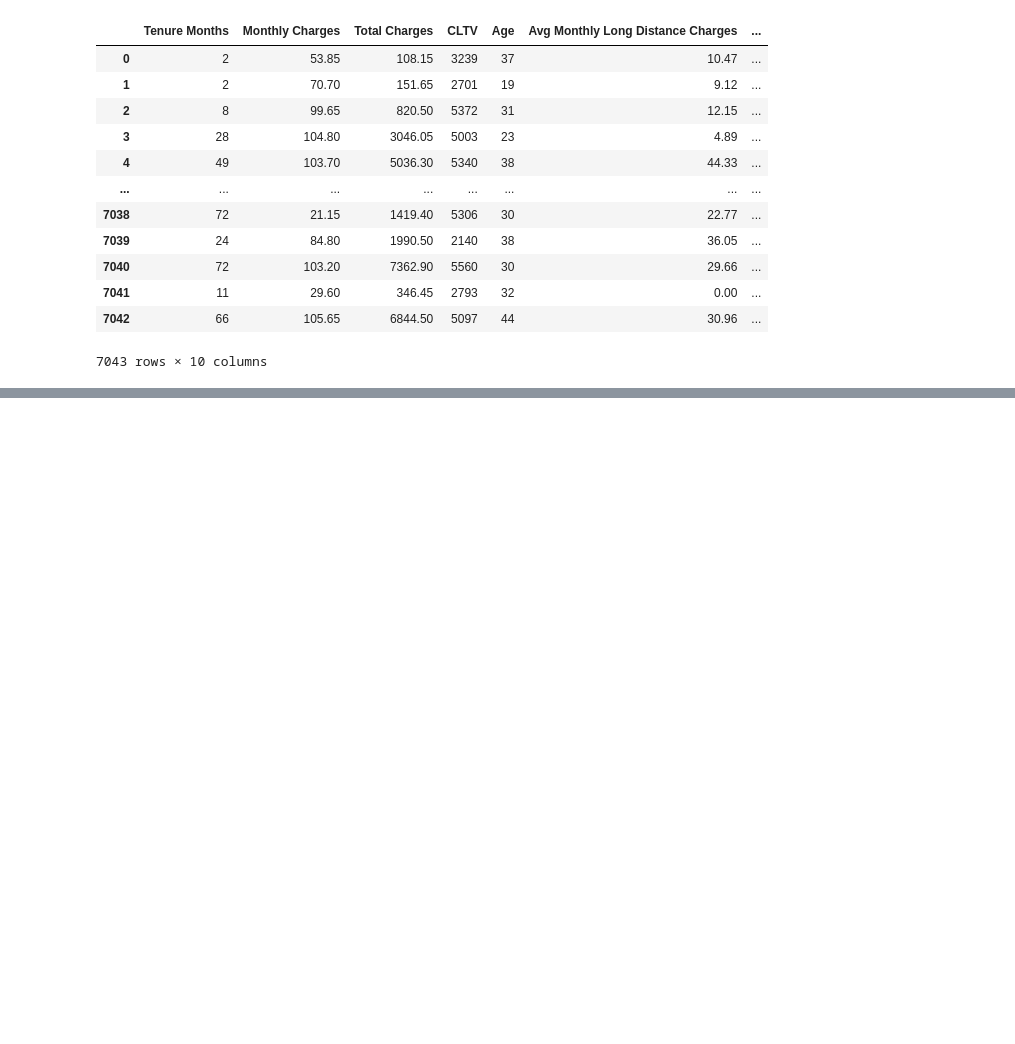
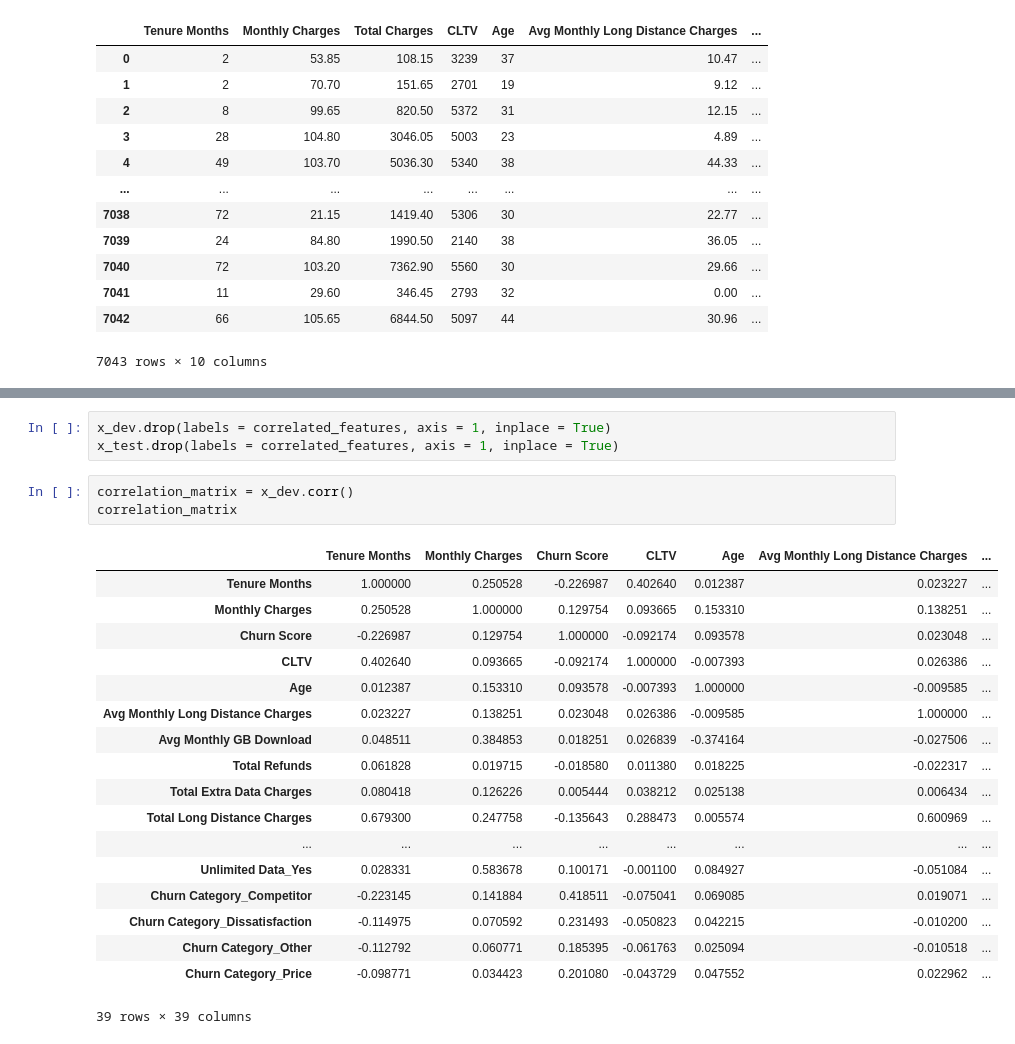
Before and after one commit to JasonCheung01/Telco-Churn, a Jupyter notebook: AML Team Project.ipynb, the cells around one changed output, grey strips where cells are left out. Saved outputs shown, nothing was run; the diff lists cells and outputs as text; blank space fills up the shorter version.

```diff
--- a/AML Team Project.ipynb
+++ b/AML Team Project.ipynb
@@ -352,0 +455,25 @@ We tried experimenting with different scatter plot methods for numerical and chu
+# %%
+x_dev.drop(labels = correlated_features, axis = 1, inplace = True)
+x_test.drop(labels = correlated_features, axis = 1, inplace = True)
+# %%
+correlation_matrix = x_dev.corr()
+correlation_matrix
+# %% [output]
+|  | Tenure Months | Monthly Charges | Churn Score | CLTV | Age | Avg Monthly Long Distance Charges | ... |
+| Tenure Months | 1.000000 | 0.250528 | -0.226987 | 0.402640 | 0.012387 | 0.023227 | ... |
+| Monthly Charges | 0.250528 | 1.000000 | 0.129754 | 0.093665 | 0.153310 | 0.138251 | ... |
+| Churn Score | -0.226987 | 0.129754 | 1.000000 | -0.092174 | 0.093578 | 0.023048 | ... |
+| CLTV | 0.402640 | 0.093665 | -0.092174 | 1.000000 | -0.007393 | 0.026386 | ... |
+| Age | 0.012387 | 0.153310 | 0.093578 | -0.007393 | 1.000000 | -0.009585 | ... |
+| Avg Monthly Long Distance Charges | 0.023227 | 0.138251 | 0.023048 | 0.026386 | -0.009585 | 1.000000 | ... |
+| Avg Monthly GB Download | 0.048511 | 0.384853 | 0.018251 | 0.026839 | -0.374164 | -0.027506 | ... |
+| Total Refunds | 0.061828 | 0.019715 | -0.018580 | 0.011380 | 0.018225 | -0.022317 | ... |
+| Total Extra Data Charges | 0.080418 | 0.126226 | 0.005444 | 0.038212 | 0.025138 | 0.006434 | ... |
+| Total Long Distance Charges | 0.679300 | 0.247758 | -0.135643 | 0.288473 | 0.005574 | 0.600969 | ... |
+| ... | ... | ... | ... | ... | ... | ... | ... |
+| Unlimited Data_Yes | 0.028331 | 0.583678 | 0.100171 | -0.001100 | 0.084927 | -0.051084 | ... |
+| Churn Category_Competitor | -0.223145 | 0.141884 | 0.418511 | -0.075041 | 0.069085 | 0.019071 | ... |
+| Churn Category_Dissatisfaction | -0.114975 | 0.070592 | 0.231493 | -0.050823 | 0.042215 | -0.010200 | ... |
+| Churn Category_Other | -0.112792 | 0.060771 | 0.185395 | -0.061763 | 0.025094 | -0.010518 | ... |
+| Churn Category_Price | -0.098771 | 0.034423 | 0.201080 | -0.043729 | 0.047552 | 0.022962 | ... |
+39 rows × 39 columns
```
Also changed, not shown: parts of 28 cells of this notebook.
